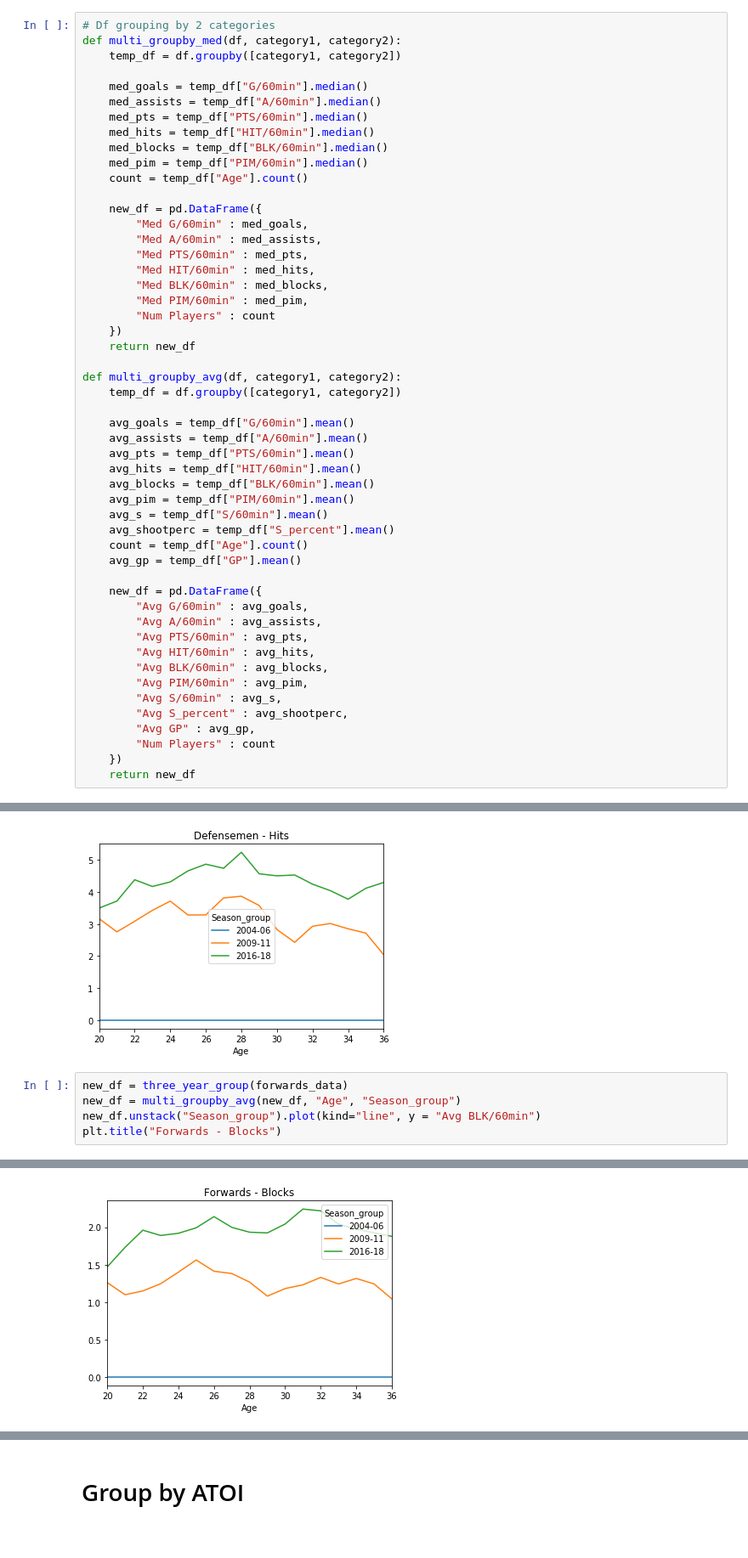
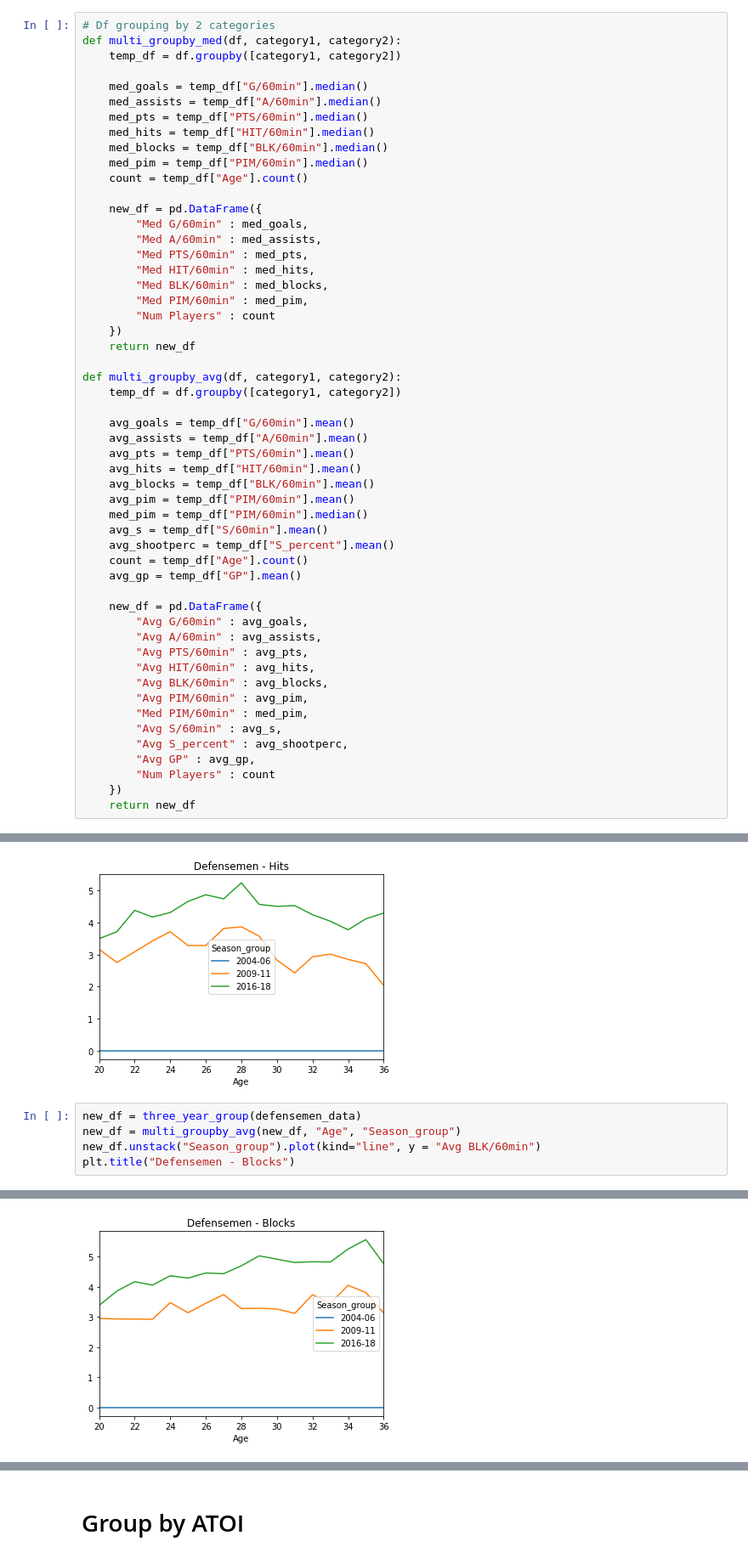
Before and after one commit to Silveris/HockeyStuff, a Jupyter notebook: data_transformation/data_analysis.ipynb, the cells around one changed output, grey strips where cells are left out. Shown at 85% size. Drawn from its saved outputs; the diff is of its cells as text.

Commit message:
adjustments in case we need to separate collections into d/fwd groups

```diff
--- a/data_transformation/data_analysis.ipynb
+++ b/data_transformation/data_analysis.ipynb
@@ -103,6 +103,7 @@ def multi_groupby_avg(df, category1, category2):
     avg_hits = temp_df["HIT/60min"].mean()
     avg_blocks = temp_df["BLK/60min"].mean()
     avg_pim = temp_df["PIM/60min"].mean()
+    med_pim = temp_df["PIM/60min"].median()
     avg_s = temp_df["S/60min"].mean()
     avg_shootperc = temp_df["S_percent"].mean()
     count = temp_df["Age"].count()
@@ -115,6 +116,7 @@ def multi_groupby_avg(df, category1, category2):
         "Avg HIT/60min" : avg_hits,
         "Avg BLK/60min" : avg_blocks,
         "Avg PIM/60min" : avg_pim,
+        "Med PIM/60min" : med_pim,
         "Avg S/60min" : avg_s,
         "Avg S_percent" : avg_shootperc,
         "Avg GP" : avg_gp,
@@ -364,8 +374,8 @@ plt.title("Defensemen - Hits")
 Text(0.5, 1.0, 'Defensemen - Hits')
 [figure]
 # %%
-new_df = three_year_group(forwards_data)
+new_df = three_year_group(defensemen_data)
 new_df = multi_groupby_avg(new_df, "Age", "Season_group")
 new_df.unstack("Season_group").plot(kind="line", y = "Avg BLK/60min")
-plt.title("Forwards - Blocks")
+plt.title("Defensemen - Blocks")
 # %% [output]
@@ -373 +383 @@ Text(0.5, 1.0, 'Forwards - Blocks')
-[figure, old version]
+[figure, new version]
```
Also changed, not shown: parts of 3 cells of this notebook, 1 other file.
